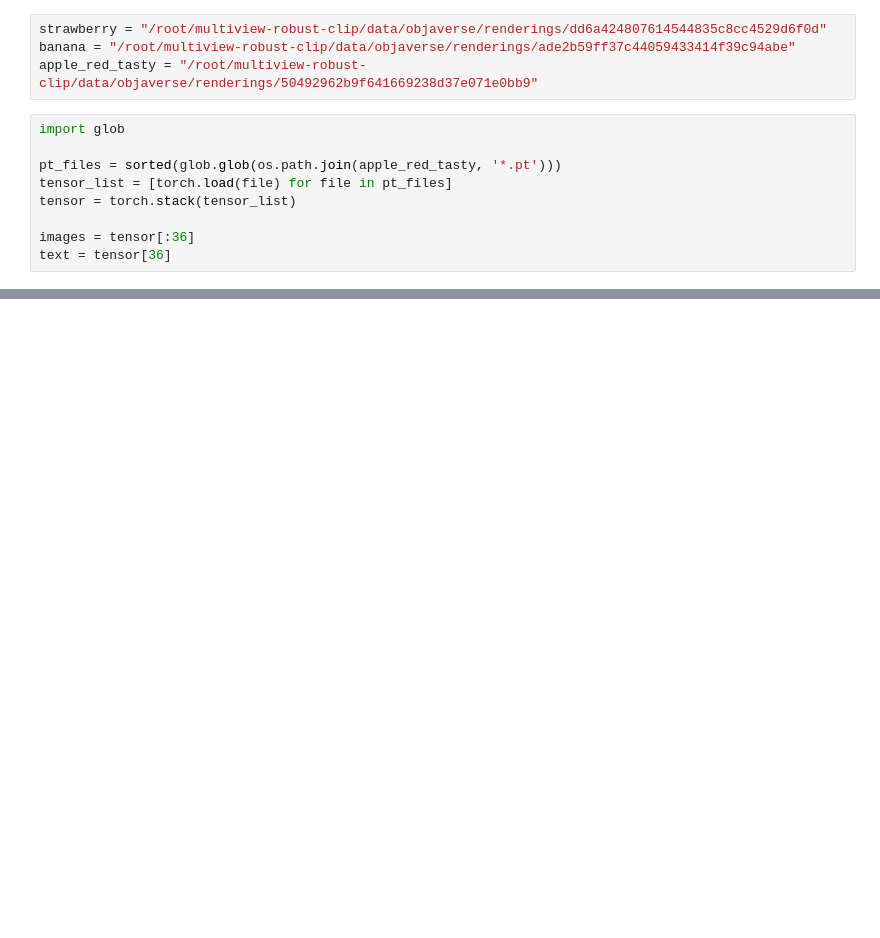
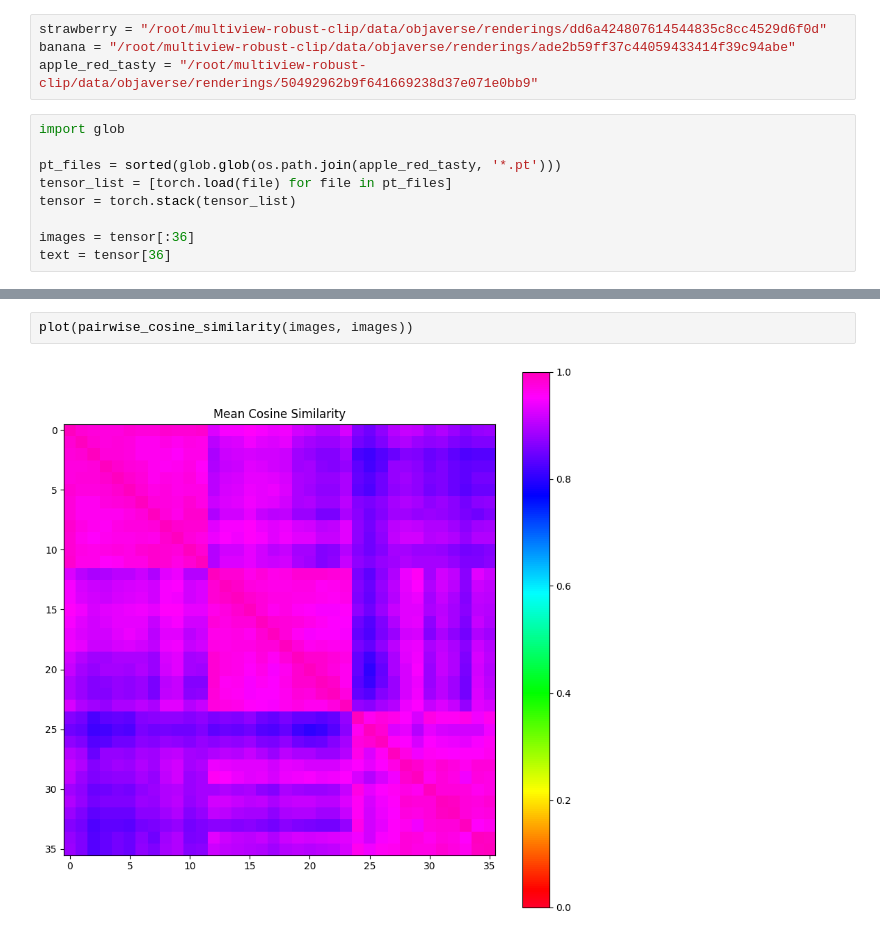
Before and after one commit to danielkorth/multiview-consistent-clip, a Jupyter notebook: notebooks/final_visualizations.ipynb, the cells around one changed output, grey strips where cells are left out. Cells and saved outputs as stored; diff of their text form; blank space fills up the shorter version.

```diff
--- a/notebooks/final_visualizations.ipynb
+++ b/notebooks/final_visualizations.ipynb
@@ -34,0 +45,4 @@ plot(pairwise_cosine_similarity(images, images))
+# %%
+plot(pairwise_cosine_similarity(images, images))
+# %% [output]
+[figure, added]
```
Also changed, not shown: parts of 4 cells of this notebook, 4 other files.
